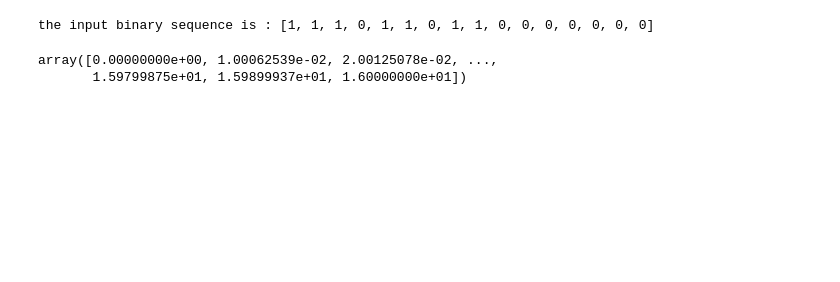
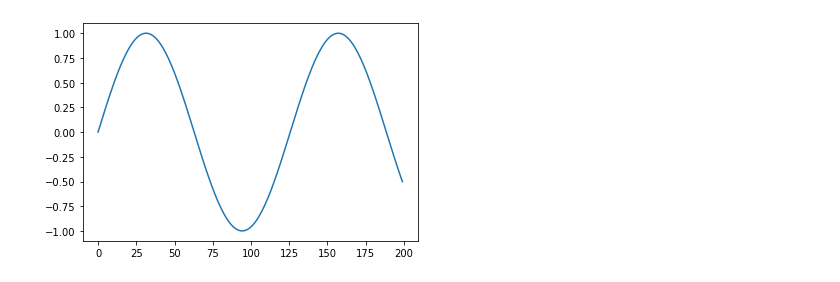
Before and after one commit to Kamigo6/Miniproject_CE, a Jupyter notebook: test.ipynb, the cells around one changed output. Saved outputs shown, nothing was run; the diff lists cells and outputs as text; code cells hidden in the pictures; blank space fills up the shorter version.

```diff
--- a/test.ipynb
+++ b/test.ipynb
@@ -2,7 +2,3 @@
 
 import matplotlib.pyplot as plt
 import numpy as np
-import random
-from matplotlib import style
-style.use('ggplot')
-from scipy.fftpack import fft,fftfreq, ifft
@@ -69,13 +4,0 @@ def FSKdemod(FSKsig):
-# %%
-bitlen = 16
-inpSig = [random.randint(0,1) for x in range(0,bitlen)]
-print('\nthe input binary sequence is : {}\n'.format(inpSig))
-
-#compute FSK of input signal with fskFreq1 for bit1 as 2Hz, fskFreq2 for  bit2 as 0.9Hz...frequencies chosen for better visibility in plots
-timepd,mainsig,adjsig = FSkgen(inpSig,2,0.9)
-
-time = np.linspace(0, 16, 1600, endpoint=True)
-# %% [output]
-the input binary sequence is : [1, 1, 1, 0, 1, 1, 0, 1, 1, 0, 0, 0, 0, 0, 0, 0]
-array([0.00000000e+00, 1.00062539e-02, 2.00125078e-02, ...,
-       1.59799875e+01, 1.59899937e+01, 1.60000000e+01])
@@ -81,0 +20,7 @@ array([0.00000000e+00, 1.00062539e-02, 2.00125078e-02, ...,
+# %%
+N = 200
+x_clean = np.sin(np.arange(N)/20.)
+fig = plt.plot(x_clean)
+plt.show()
+# %% [output]
+[figure, added]
```
Also changed, not shown: parts of 6 cells of this notebook, 3 other files.
